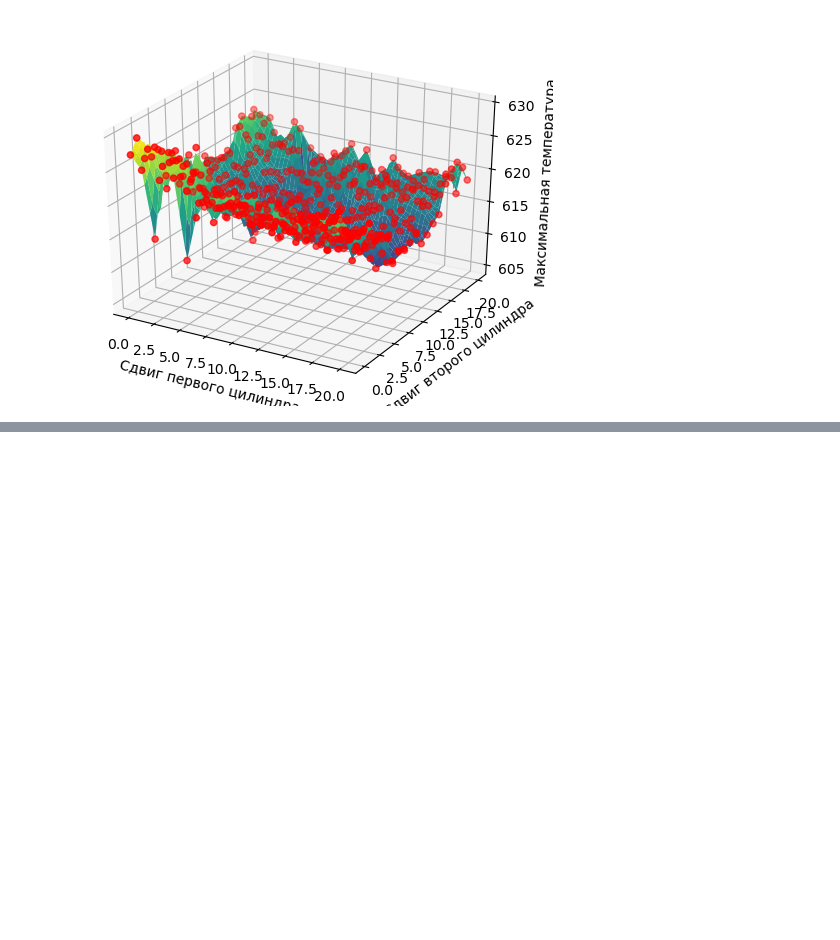
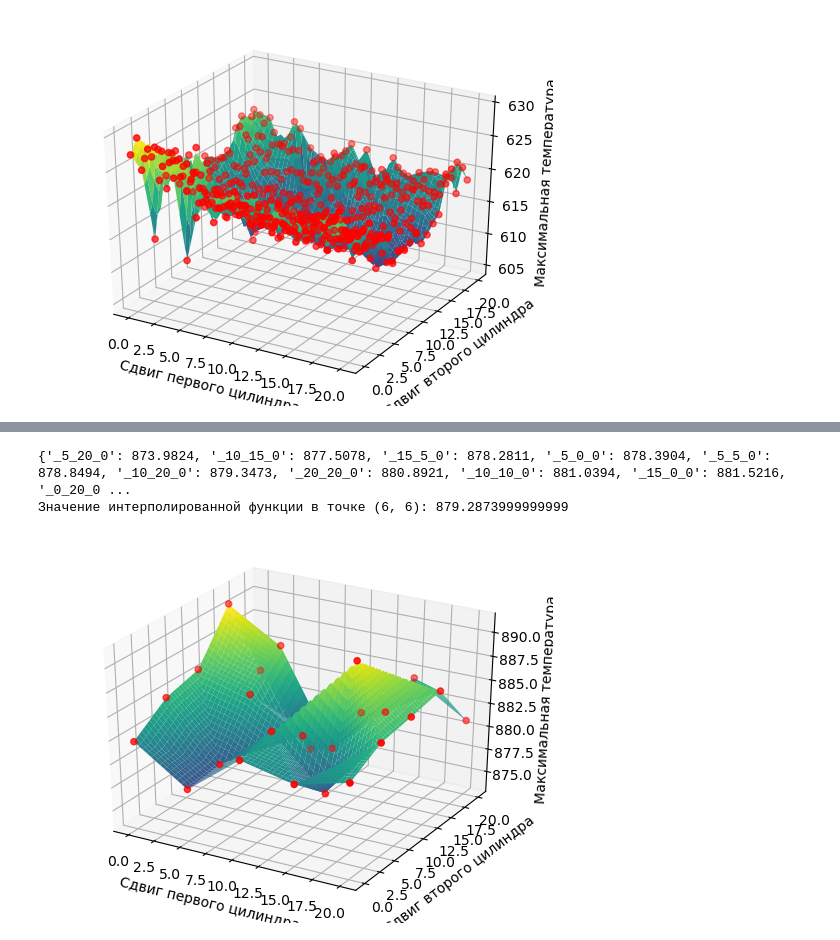
Before and after one commit to AlexEsn/FOAM_project, a Jupyter notebook: heatExchanger/all_auto/analytic.ipynb, the cells around one changed output, grey strips where cells are left out. Drawn from its saved outputs; the diff is of its cells as text; code cells hidden in the pictures; blank space fills up the shorter version.

```diff
--- a/heatExchanger/all_auto/analytic.ipynb
+++ b/heatExchanger/all_auto/analytic.ipynb
@@ -65,0 +66,3 @@ c2_step1_mini_mesh = {'_0_0_0': 626.7916, '_4_0_0': 623.2447, '_5_3_0': 622.9946
+# %%
+water = {'_0_0_0': 882.2089, '_0_10_0': 885.7441, '_10_0_0': 882.7528, '_5_5_0': 878.8494, '_5_15_0': 887.4592, '_0_20_0': 881.7009, '_0_5_0': 884.7693, '_10_5_0': 883.6091, '_5_10_0': 884.2413, '_0_15_0': 890.7744, '_5_0_0': 878.3904, '_5_20_0': 873.9824, '_10_10_0': 881.0394, '_15_5_0': 878.2811, '_15_15_0': 882.686, '_10_20_0': 879.3473, '_20_10_0': 885.4464, '_20_0_0': 882.9777, '_15_10_0': 890.0552, '_10_15_0': 877.5078, '_15_20_0': 884.3201, '_20_15_0': 886.0905, '_15_0_0': 881.5216, '_20_5_0': 884.8888, '_20_20_0': 880.8921}
+dict(sorted(water.items(), key=lambda item: item[1]))
@@ -65,0 +87,51 @@ c2_step1_mini_mesh = {'_0_0_0': 626.7916, '_4_0_0': 623.2447, '_5_3_0': 622.9946
+# %%
+data = water
+
+data = dict(sorted(data.items(), key=lambda item: item[1]))
+
+print(data)
+
+# Разделите ключи словаря на списки x, y и z
+x, y, z = [], [], []
+for key, value in data.items():
+    parts = key.split('_')
+    x.append(int(parts[1]))
+    y.append(int(parts[2]))
+    z.append(value)
+
+# Задайте точки для интерполяции
+x_new = 6
+y_new = 6
+
+# Используйте интерполяцию для получения значения в новой точке
+z_new = griddata((x, y), z, (x_new, y_new), method='linear')
+
+print(
+    f'Значение интерполированной функции в точке ({x_new}, {y_new}): {z_new}')
+
+# Создайте 3D график
+fig = plt.figure()
+ax = fig.add_subplot(111, projection='3d')
+
+# Постройте детальную поверхность
+xi = np.linspace(min(x), max(x), 100)
+yi = np.linspace(min(y), max(y), 100)
+xi, yi = np.meshgrid(xi, yi)
+zi = griddata((x, y), z, (xi, yi), method='linear')
+
+ax.plot_surface(xi, yi, zi, cmap='viridis')
+
+# Добавьте точки данных
+ax.scatter(x, y, z, c='r', marker='o')
+
+# Настройте подписи осей
+ax.set_xlabel('Сдвиг первого цилиндра')
+ax.set_ylabel('Сдвиг второго цилиндра')
+ax.set_zlabel('Максимальная температура')
+
+# Отобразите график
+plt.show()
+# %% [output]
+{'_5_20_0': 873.9824, '_10_15_0': 877.5078, '_15_5_0': 878.2811, '_5_0_0': 878.3904, '_5_5_0': 878.8494, '_10_20_0': 879.3473, '_20_20_0': 880.8921, '_10_10_0': 881.0394, '_15_0_0': 881.5216, '_0_20_0 ...
+Значение интерполированной функции в точке (6, 6): 879.2873999999999
+[figure, added]
```
Also changed, not shown: parts of 1 cell of this notebook, 12 other files.
